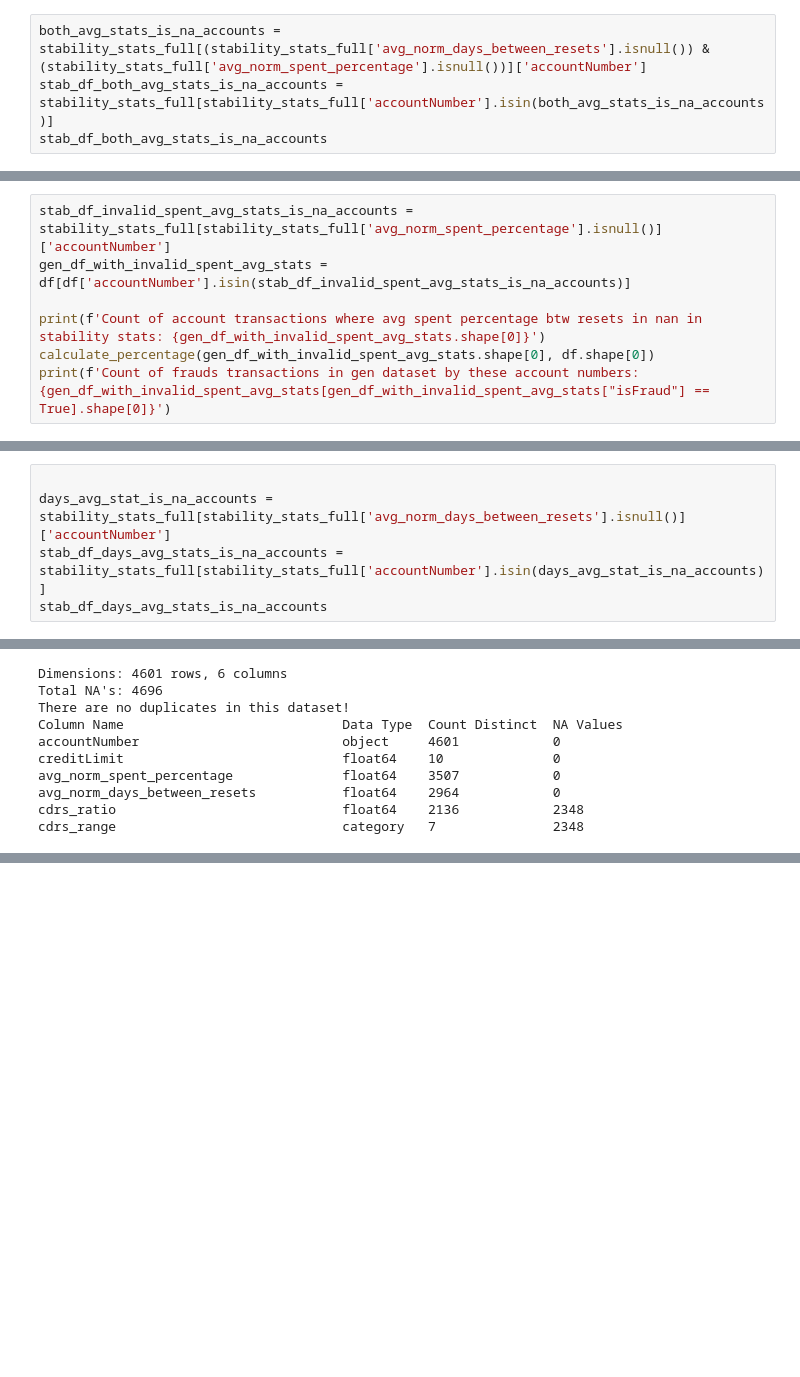
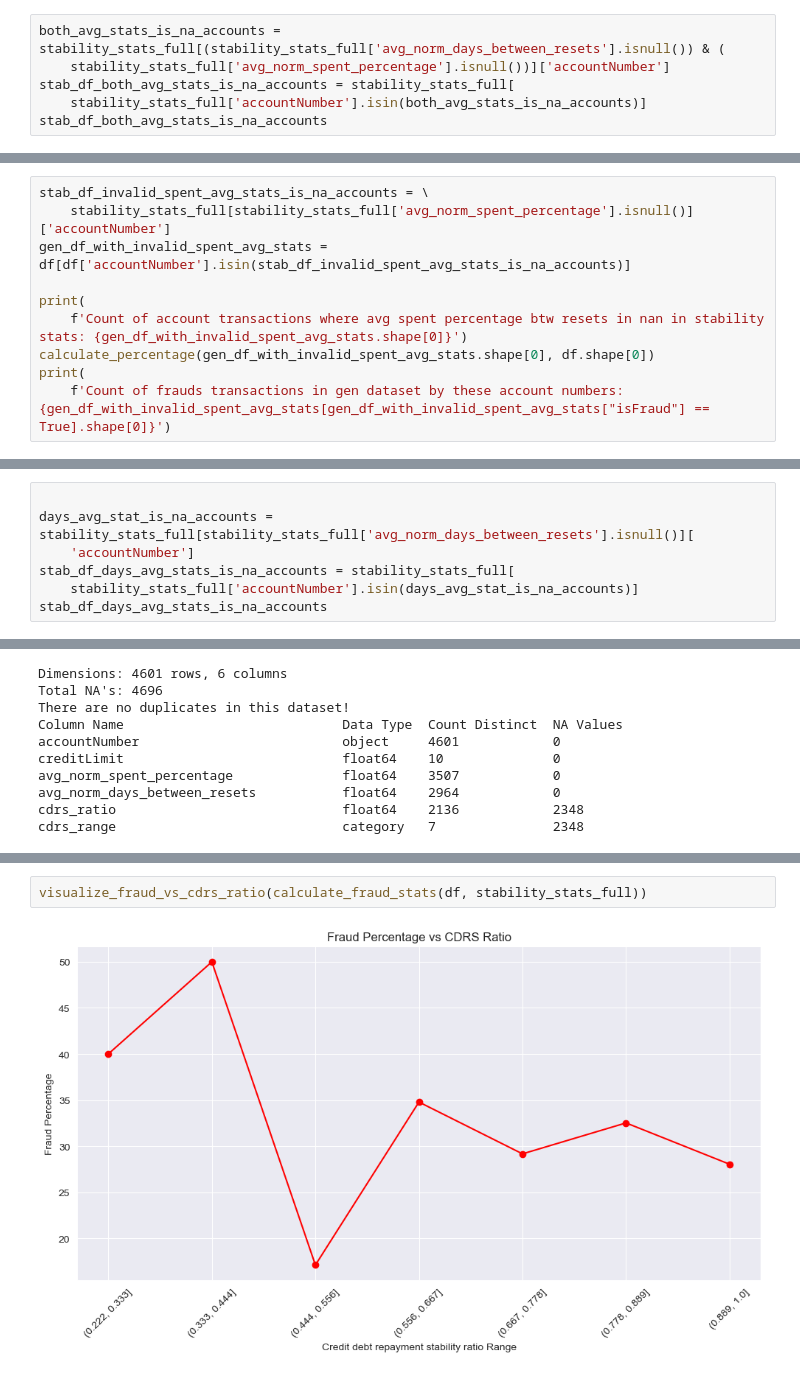
Before and after one commit to Illidan777/FTF-detector, a Jupyter notebook: data_preprocessing/Finance_Transaction_Fraud_detector.ipynb, the cells around one changed output, grey strips where cells are left out. Cells and saved outputs as stored; diff of their text form; blank space fills up the shorter version.

```diff
--- a/data_preprocessing/Finance_Transaction_Fraud_detector.ipynb
+++ b/data_preprocessing/Finance_Transaction_Fraud_detector.ipynb
@@ -1092,8 +1095,10 @@ sns.heatmap(stability_stats_full[['creditLimit', 'cdrs_ratio', 'avg_norm_days_be
 <Axes: >
 [figure]
 # %%
-both_avg_stats_is_na_accounts = stability_stats_full[(stability_stats_full['avg_norm_days_between_resets'].isnull()) & (stability_stats_full['avg_norm_spent_percentage'].isnull())]['accountNumber']
-stab_df_both_avg_stats_is_na_accounts = stability_stats_full[stability_stats_full['accountNumber'].isin(both_avg_stats_is_na_accounts)]
+both_avg_stats_is_na_accounts = stability_stats_full[(stability_stats_full['avg_norm_days_between_resets'].isnull()) & (
+    stability_stats_full['avg_norm_spent_percentage'].isnull())]['accountNumber']
+stab_df_both_avg_stats_is_na_accounts = stability_stats_full[
+    stability_stats_full['accountNumber'].isin(both_avg_stats_is_na_accounts)]
 stab_df_both_avg_stats_is_na_accounts
 # %% [output]
 |  | accountNumber | creditLimit | avg_norm_spent_percentage | avg_norm_days_between_resets | cdrs_ratio | cdrs_range |
@@ -1144,12 +1151,15 @@ avg_norm_days_between_resets           float64    3131            55
 cdrs_ratio                             float64    2138            2402
 cdrs_range                             category   7               2704
 # %%
-stab_df_invalid_spent_avg_stats_is_na_accounts = stability_stats_full[stability_stats_full['avg_norm_spent_percentage'].isnull()]['accountNumber']
+stab_df_invalid_spent_avg_stats_is_na_accounts = \
+    stability_stats_full[stability_stats_full['avg_norm_spent_percentage'].isnull()]['accountNumber']
 gen_df_with_invalid_spent_avg_stats = df[df['accountNumber'].isin(stab_df_invalid_spent_avg_stats_is_na_accounts)]
 
-print(f'Count of account transactions where avg spent percentage btw resets in nan in stability stats: {gen_df_with_invalid_spent_avg_stats.shape[0]}')
+print(
+    f'Count of account transactions where avg spent percentage btw resets in nan in stability stats: {gen_df_with_invalid_spent_avg_stats.shape[0]}')
 calculate_percentage(gen_df_with_invalid_spent_avg_stats.shape[0], df.shape[0])
-print(f'Count of frauds transactions in gen dataset by these account numbers: {gen_df_with_invalid_spent_avg_stats[gen_df_with_invalid_spent_avg_stats["isFraud"] == True].shape[0]}')
+print(
+    f'Count of frauds transactions in gen dataset by these account numbers: {gen_df_with_invalid_spent_avg_stats[gen_df_with_invalid_spent_avg_stats["isFraud"] == True].shape[0]}')
 # %% [output]
 Count of account transactions where avg spent percentage btw resets in nan in stability stats: 12
 Number 12 is 0.0014042938625336739% of 854522
@@ -1188,8 +1198,10 @@ cdrs_ratio                             float64    2138            2401
 cdrs_range                             category   7               2703
 # %%
 
-days_avg_stat_is_na_accounts = stability_stats_full[stability_stats_full['avg_norm_days_between_resets'].isnull()]['accountNumber']
-stab_df_days_avg_stats_is_na_accounts = stability_stats_full[stability_stats_full['accountNumber'].isin(days_avg_stat_is_na_accounts)]
+days_avg_stat_is_na_accounts = stability_stats_full[stability_stats_full['avg_norm_days_between_resets'].isnull()][
+    'accountNumber']
+stab_df_days_avg_stats_is_na_accounts = stability_stats_full[
+    stability_stats_full['accountNumber'].isin(days_avg_stat_is_na_accounts)]
 stab_df_days_avg_stats_is_na_accounts
 # %% [output]
 |  | accountNumber | creditLimit | avg_norm_spent_percentage | avg_norm_days_between_resets | cdrs_ratio | cdrs_range |
@@ -1367,0 +1620,4 @@ General accuracy(KNeighborsClassifier):  72.72727272727273
+# %%
+visualize_fraud_vs_cdrs_ratio(calculate_fraud_stats(df, stability_stats_full))
+# %% [output]
+[figure, added]
```
Also changed, not shown: parts of 36 cells of this notebook.
